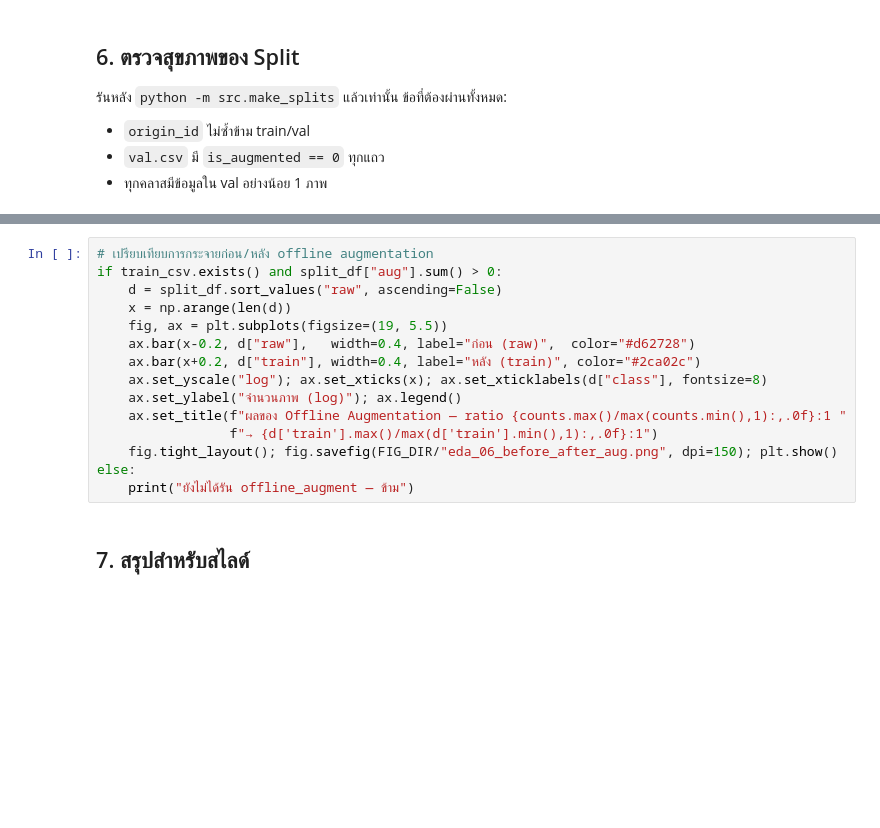
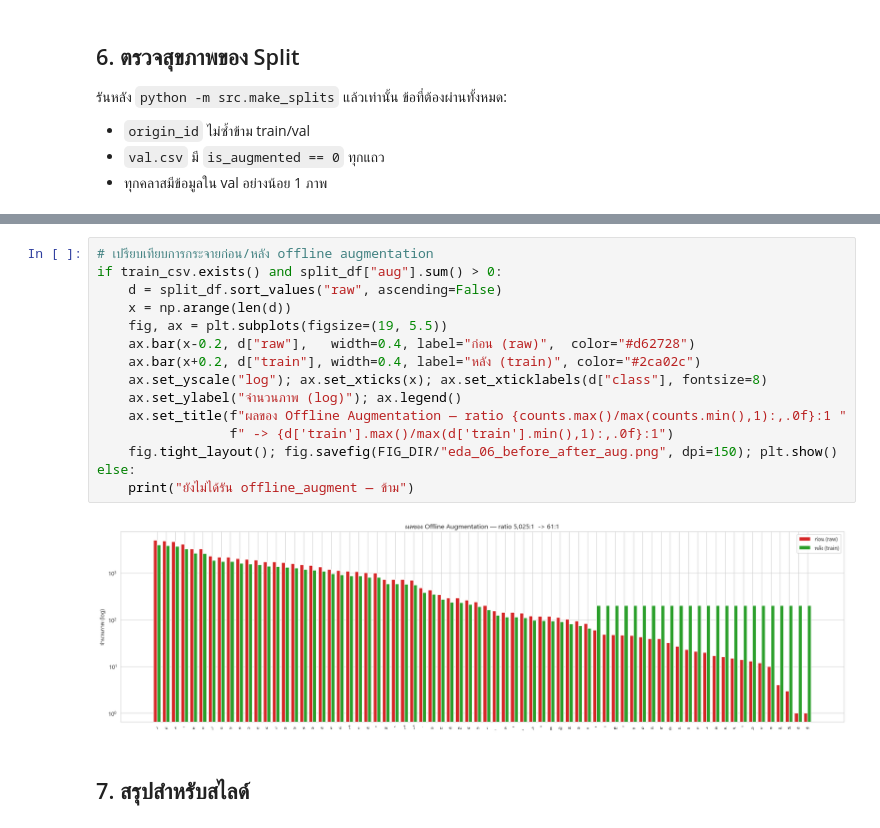
Before and after one commit to AungMoonLord/DL-in-Medical-Image-Project-1, a Jupyter notebook: Solution 1 (AUNG + BAM)/AUNG/thai-char-cnn/notebooks/01_eda.ipynb, the cells around one changed output, grey strips where cells are left out. Cells and saved outputs as stored; diff of their text form; blank space fills up the shorter version.

```diff
--- a/Solution 1 (AUNG + BAM)/AUNG/thai-char-cnn/notebooks/01_eda.ipynb
+++ b/Solution 1 (AUNG + BAM)/AUNG/thai-char-cnn/notebooks/01_eda.ipynb
@@ -372,18 +478,20 @@ else:
 # %%
 # เปรียบเทียบการกระจายก่อน/หลัง offline augmentation
 if train_csv.exists() and split_df["aug"].sum() > 0:
     d = split_df.sort_values("raw", ascending=False)
     x = np.arange(len(d))
     fig, ax = plt.subplots(figsize=(19, 5.5))
     ax.bar(x-0.2, d["raw"],   width=0.4, label="ก่อน (raw)",  color="#d62728")
     ax.bar(x+0.2, d["train"], width=0.4, label="หลัง (train)", color="#2ca02c")
     ax.set_yscale("log"); ax.set_xticks(x); ax.set_xticklabels(d["class"], fontsize=8)
     ax.set_ylabel("จำนวนภาพ (log)"); ax.legend()
     ax.set_title(f"ผลของ Offline Augmentation — ratio {counts.max()/max(counts.min(),1):,.0f}:1 "
-                 f"→ {d['train'].max()/max(d['train'].min(),1):,.0f}:1")
+                 f" -> {d['train'].max()/max(d['train'].min(),1):,.0f}:1")
     fig.tight_layout(); fig.savefig(FIG_DIR/"eda_06_before_after_aug.png", dpi=150); plt.show()
 else:
     print("ยังไม่ได้รัน offline_augment — ข้าม")
+# %% [output]
+[figure, added]
 # %% [markdown]
 ## 7. สรุปสำหรับสไลด์
 # %%
```
Also changed, not shown: parts of 15 cells of this notebook.
